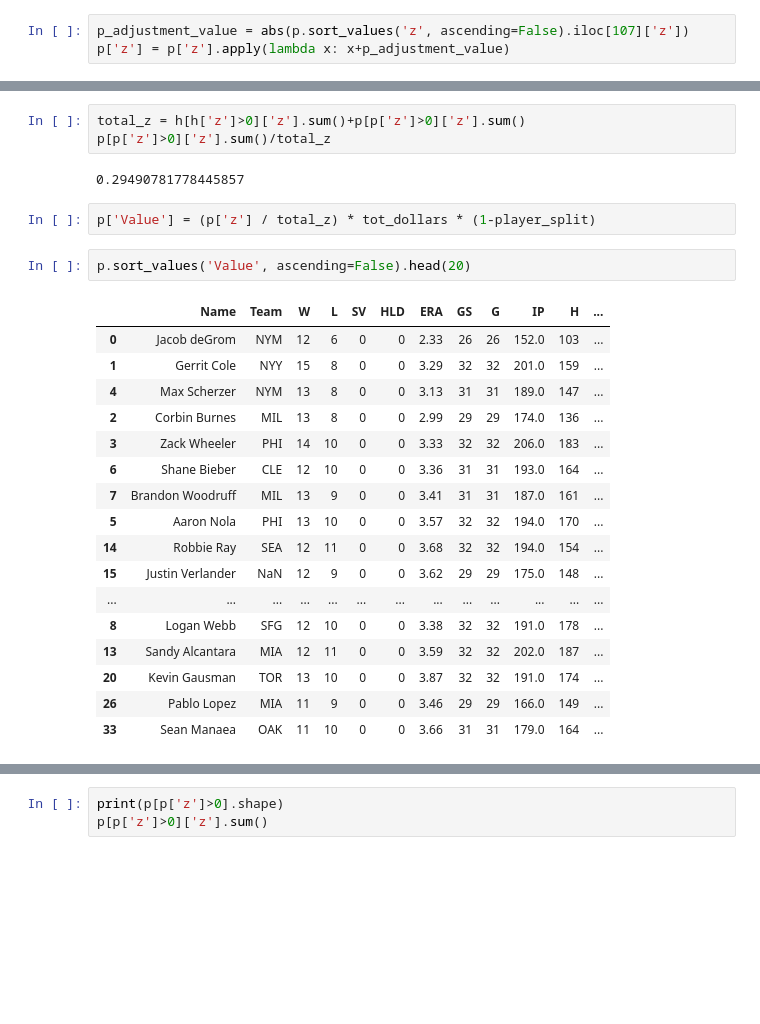
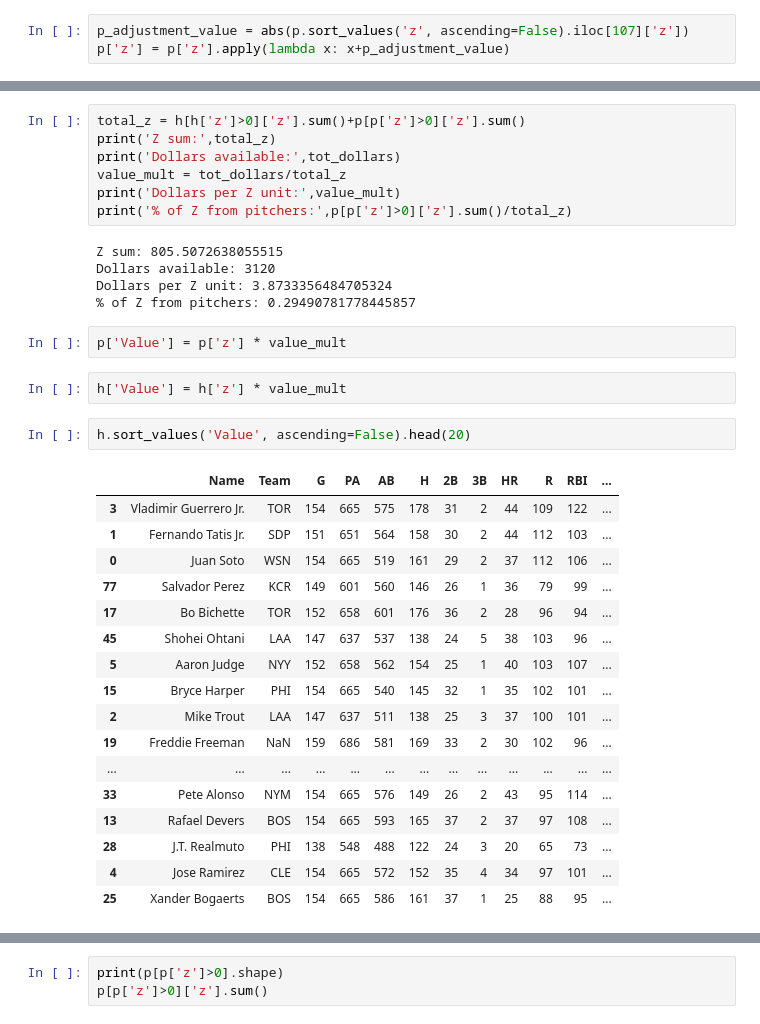
Before and after one commit to haueter19/baseball, a Jupyter notebook: Fantasy Work.ipynb, the cells around one changed output, grey strips where cells are left out. Drawn from its saved outputs; the diff is of its cells as text; blank space fills up the shorter version.

```diff
--- a/Fantasy Work.ipynb
+++ b/Fantasy Work.ipynb
@@ -248,29 +239,38 @@ p[p['z']>0]['z'].sum()
 237.5503893784254
 # %%
 total_z = h[h['z']>0]['z'].sum()+p[p['z']>0]['z'].sum()
-p[p['z']>0]['z'].sum()/total_z
+print('Z sum:',total_z)
+print('Dollars available:',tot_dollars)
+value_mult = tot_dollars/total_z
+print('Dollars per Z unit:',value_mult)
+print('% of Z from pitchers:',p[p['z']>0]['z'].sum()/total_z)
 # %% [output]
-0.29490781778445857
+Z sum: 805.5072638055515
+Dollars available: 3120
+Dollars per Z unit: 3.8733356484705324
+% of Z from pitchers: 0.29490781778445857
 # %%
-p['Value'] = (p['z'] / total_z) * tot_dollars * (1-player_split)
+p['Value'] = p['z'] * value_mult
+# %%
+h['Value'] = h['z'] * value_mult
 # %%
-p.sort_values('Value', ascending=False).head(20)
+h.sort_values('Value', ascending=False).head(20)
 # %% [output]
-|  | Name | Team | W | L | SV | HLD | ERA | GS | G | IP | H | ... |
-| 0 | Jacob deGrom | NYM | 12 | 6 | 0 | 0 | 2.33 | 26 | 26 | 152.0 | 103 | ... |
-| 1 | Gerrit Cole | NYY | 15 | 8 | 0 | 0 | 3.29 | 32 | 32 | 201.0 | 159 | ... |
-| 4 | Max Scherzer | NYM | 13 | 8 | 0 | 0 | 3.13 | 31 | 31 | 189.0 | 147 | ... |
-| 2 | Corbin Burnes | MIL | 13 | 8 | 0 | 0 | 2.99 | 29 | 29 | 174.0 | 136 | ... |
-| 3 | Zack Wheeler | PHI | 14 | 10 | 0 | 0 | 3.33 | 32 | 32 | 206.0 | 183 | ... |
-| 6 | Shane Bieber | CLE | 12 | 10 | 0 | 0 | 3.36 | 31 | 31 | 193.0 | 164 | ... |
-| 7 | Brandon Woodruff | MIL | 13 | 9 | 0 | 0 | 3.41 | 31 | 31 | 187.0 | 161 | ... |
-| 5 | Aaron Nola | PHI | 13 | 10 | 0 | 0 | 3.57 | 32 | 32 | 194.0 | 170 | ... |
-| 14 | Robbie Ray | SEA | 12 | 11 | 0 | 0 | 3.68 | 32 | 32 | 194.0 | 154 | ... |
-| 15 | Justin Verlander | NaN | 12 | 9 | 0 | 0 | 3.62 | 29 | 29 | 175.0 | 148 | ... |
+|  | Name | Team | G | PA | AB | H | 2B | 3B | HR | R | RBI | ... |
+| 3 | Vladimir Guerrero Jr. | TOR | 154 | 665 | 575 | 178 | 31 | 2 | 44 | 109 | 122 | ... |
+| 1 | Fernando Tatis Jr. | SDP | 151 | 651 | 564 | 158 | 30 | 2 | 44 | 112 | 103 | ... |
+| 0 | Juan Soto | WSN | 154 | 665 | 519 | 161 | 29 | 2 | 37 | 112 | 106 | ... |
+| 77 | Salvador Perez | KCR | 149 | 601 | 560 | 146 | 26 | 1 | 36 | 79 | 99 | ... |
+| 17 | Bo Bichette | TOR | 152 | 658 | 601 | 176 | 36 | 2 | 28 | 96 | 94 | ... |
+| 45 | Shohei Ohtani | LAA | 147 | 637 | 537 | 138 | 24 | 5 | 38 | 103 | 96 | ... |
+| 5 | Aaron Judge | NYY | 152 | 658 | 562 | 154 | 25 | 1 | 40 | 103 | 107 | ... |
+| 15 | Bryce Harper | PHI | 154 | 665 | 540 | 145 | 32 | 1 | 35 | 102 | 101 | ... |
+| 2 | Mike Trout | LAA | 147 | 637 | 511 | 138 | 25 | 3 | 37 | 100 | 101 | ... |
+| 19 | Freddie Freeman | NaN | 159 | 686 | 581 | 169 | 33 | 2 | 30 | 102 | 96 | ... |
 | ... | ... | ... | ... | ... | ... | ... | ... | ... | ... | ... | ... | ... |
-| 8 | Logan Webb | SFG | 12 | 10 | 0 | 0 | 3.38 | 32 | 32 | 191.0 | 178 | ... |
-| 13 | Sandy Alcantara | MIA | 12 | 11 | 0 | 0 | 3.59 | 32 | 32 | 202.0 | 187 | ... |
-| 20 | Kevin Gausman | TOR | 13 | 10 | 0 | 0 | 3.87 | 32 | 32 | 191.0 | 174 | ... |
-| 26 | Pablo Lopez | MIA | 11 | 9 | 0 | 0 | 3.46 | 29 | 29 | 166.0 | 149 | ... |
-| 33 | Sean Manaea | OAK | 11 | 10 | 0 | 0 | 3.66 | 31 | 31 | 179.0 | 164 | ... |
+| 33 | Pete Alonso | NYM | 154 | 665 | 576 | 149 | 26 | 2 | 43 | 95 | 114 | ... |
+| 13 | Rafael Devers | BOS | 154 | 665 | 593 | 165 | 37 | 2 | 37 | 97 | 108 | ... |
+| 28 | J.T. Realmuto | PHI | 138 | 548 | 488 | 122 | 24 | 3 | 20 | 65 | 73 | ... |
+| 4 | Jose Ramirez | CLE | 154 | 665 | 572 | 152 | 35 | 4 | 34 | 97 | 101 | ... |
+| 25 | Xander Bogaerts | BOS | 154 | 665 | 586 | 161 | 37 | 1 | 25 | 88 | 95 | ... |
 # %%
```
Also changed, not shown: parts of 5 cells of this notebook.
